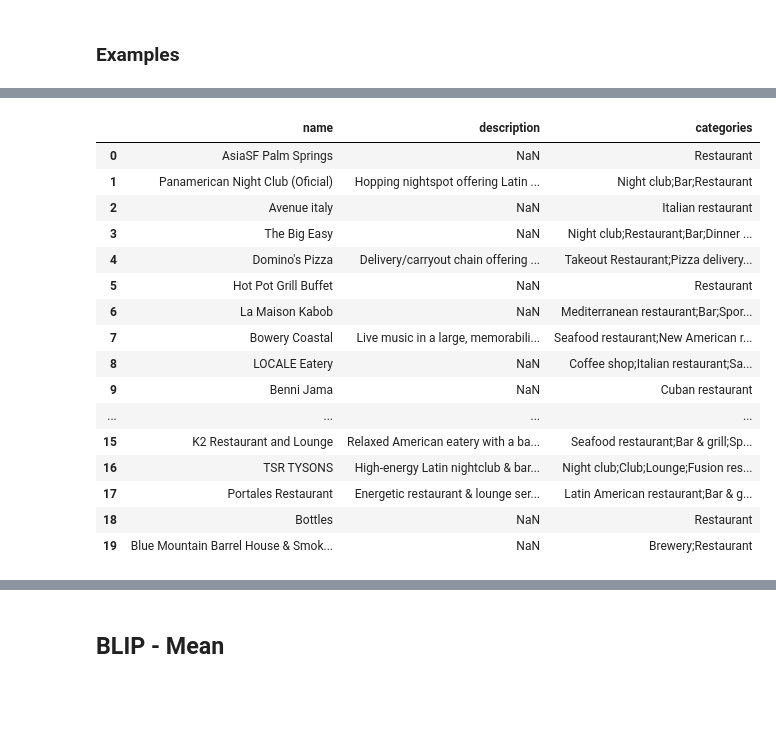
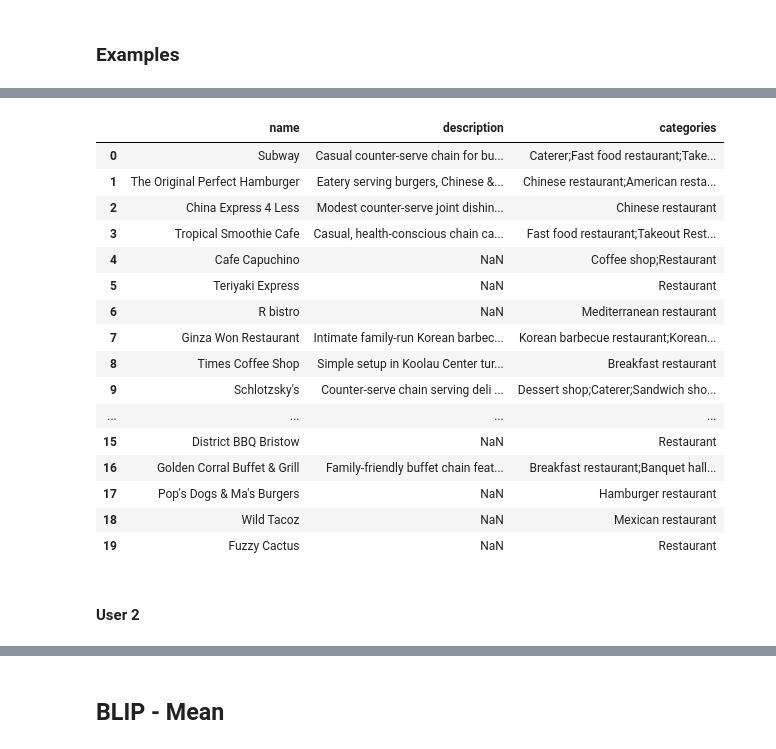
Before and after one commit to pedrozavalat/iic3633-proyecto, a Jupyter notebook: iic3633_BLIP.ipynb, the cells around one changed output, grey strips where cells are left out. Saved outputs shown, nothing was run; the diff lists cells and outputs as text; code cells hidden in the pictures; blank space fills up the shorter version.

Commit message:
feat: add user profile and evaluation to size 30 reclists

```diff
--- a/iic3633_BLIP.ipynb
+++ b/iic3633_BLIP.ipynb
@@ -385,6 +451,25 @@ def show_recommendations(user, reclist):
 
     reclist_df = pd.DataFrame(rec_business_cols)
     return reclist_df
+# %%
+def show_recommendations(user, reclist):
+    rec_business_cols = {
+        'name' : [],
+        'description' : [],
+        'categories': []
+
+    }
+    for row in restaurants.itertuples():
+        index = row.Index
+        if index not in reclist: continue
+        rec_business_cols['name'].append(row.name)
+        rec_business_cols['categories'].append(row.categories)
+        rec_business_cols['description'].append(row.descriptions)
+
+    reclist_df = pd.DataFrame(rec_business_cols)
+    get_user_profile(user)
+    print(f'\n{len(reclist)} recomendaciones'.upper())
+    return reclist_df
 # %% [markdown]
 # BLIP
 # %% [markdown]
@@ -746,6 +835,3 @@ plt.show()
 # Results
 # %% [markdown]
 ## BLIP - Most Similar
-# %%
-print('BLIP (Case 1: Most Similar)')
-blip_most_sim_reclist = blip_train(train_users, test_users, mode='knn')
@@ -754,8 +838,10 @@ BLIP (Case 1: Most Similar)
 # %% [markdown]
 ### Metrics
 # %%
-blip_most_sim_reclist10, blip_most_sim_reclist20 = {}, {}
+print('BLIP (Case 1: Most Similar)')
+blip_most_sim_reclist10, blip_most_sim_reclist20, blip_most_sim_reclist30 = {}, {}, {}
 
 for user_id, reclists in blip_most_sim_reclist.items():
     blip_most_sim_reclist10[user_id] = reclists[10]
     blip_most_sim_reclist20[user_id] = reclists[20]
+    blip_most_sim_reclist30[user_id] = reclists[30]
@@ -801,0 +882,11 @@ show_recommendations(
+# %%
+# Buscamos diversos usuarios
+user1, user2, user3 = None, None, None
+while not (user1 and user2 and user3):
+    for user, recs in test_users.items():
+        if user1 == None and 1 <= len(recs) < 4:
+            user1 = user
+        if user2 == None and 4 <= len(recs) < 6:
+            user2 = user
+        if user3 == None and 8 <= len(recs):
+            user3 = user
@@ -802,6 +921,3 @@ show_recommendations(
 # %%
-show_recommendations(
-    user=random_user,
-    reclist=blip_most_sim_reclist20[random_user]
-)
+show_recommendations(user=user1, reclist=blip_most_sim_reclist20[user1])
 # %% [output]
@@ -808,17 +936,19 @@ show_recommendations(
 |  | name | description | categories |
-| 0 | AsiaSF Palm Springs | NaN | Restaurant |
-| 1 | Panamerican Night Club (Oficial) | Hopping nightspot offering Latin ... | Night club;Bar;Restaurant |
-| 2 | Avenue italy | NaN | Italian restaurant |
-| 3 | The Big Easy | NaN | Night club;Restaurant;Bar;Dinner ... |
-| 4 | Domino's Pizza | Delivery/carryout chain offering ... | Takeout Restaurant;Pizza delivery... |
-| 5 | Hot Pot Grill Buffet | NaN | Restaurant |
-| 6 | La Maison Kabob | NaN | Mediterranean restaurant;Bar;Spor... |
-| 7 | Bowery Coastal | Live music in a large, memorabili... | Seafood restaurant;New American r... |
-| 8 | LOCALE Eatery | NaN | Coffee shop;Italian restaurant;Sa... |
-| 9 | Benni Jama | NaN | Cuban restaurant |
+| 0 | Subway | Casual counter-serve chain for bu... | Caterer;Fast food restaurant;Take... |
+| 1 | The Original Perfect Hamburger | Eatery serving burgers, Chinese &... | Chinese restaurant;American resta... |
+| 2 | China Express 4 Less | Modest counter-serve joint dishin... | Chinese restaurant |
+| 3 | Tropical Smoothie Cafe | Casual, health-conscious chain ca... | Fast food restaurant;Takeout Rest... |
+| 4 | Cafe Capuchino | NaN | Coffee shop;Restaurant |
+| 5 | Teriyaki Express | NaN | Restaurant |
+| 6 | R bistro | NaN | Mediterranean restaurant |
+| 7 | Ginza Won Restaurant | Intimate family-run Korean barbec... | Korean barbecue restaurant;Korean... |
+| 8 | Times Coffee Shop | Simple setup in Koolau Center tur... | Breakfast restaurant |
+| 9 | Schlotzsky's | Counter-serve chain serving deli ... | Dessert shop;Caterer;Sandwich sho... |
 | ... | ... | ... | ... |
-| 15 | K2 Restaurant and Lounge | Relaxed American eatery with a ba... | Seafood restaurant;Bar & grill;Sp... |
-| 16 | TSR TYSONS | High-energy Latin nightclub & bar... | Night club;Club;Lounge;Fusion res... |
-| 17 | Portales Restaurant | Energetic restaurant & lounge ser... | Latin American restaurant;Bar & g... |
-| 18 | Bottles | NaN | Restaurant |
-| 19 | Blue Mountain Barrel House & Smok... | NaN | Brewery;Restaurant |
+| 15 | District BBQ Bristow | NaN | Restaurant |
+| 16 | Golden Corral Buffet & Grill | Family-friendly buffet chain feat... | Breakfast restaurant;Banquet hall... |
+| 17 | Pop's Dogs & Ma's Burgers | NaN | Hamburger restaurant |
+| 18 | Wild Tacoz | NaN | Mexican restaurant |
+| 19 | Fuzzy Cactus | NaN | Restaurant |
+# %% [markdown]
+#### User 2
```
Also changed, not shown: parts of 43 cells of this notebook.
